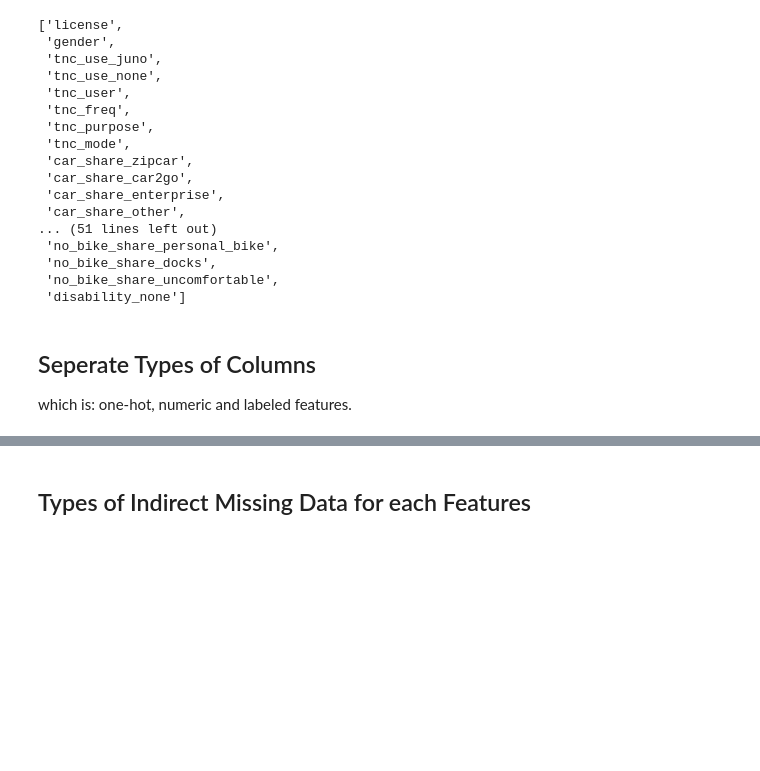
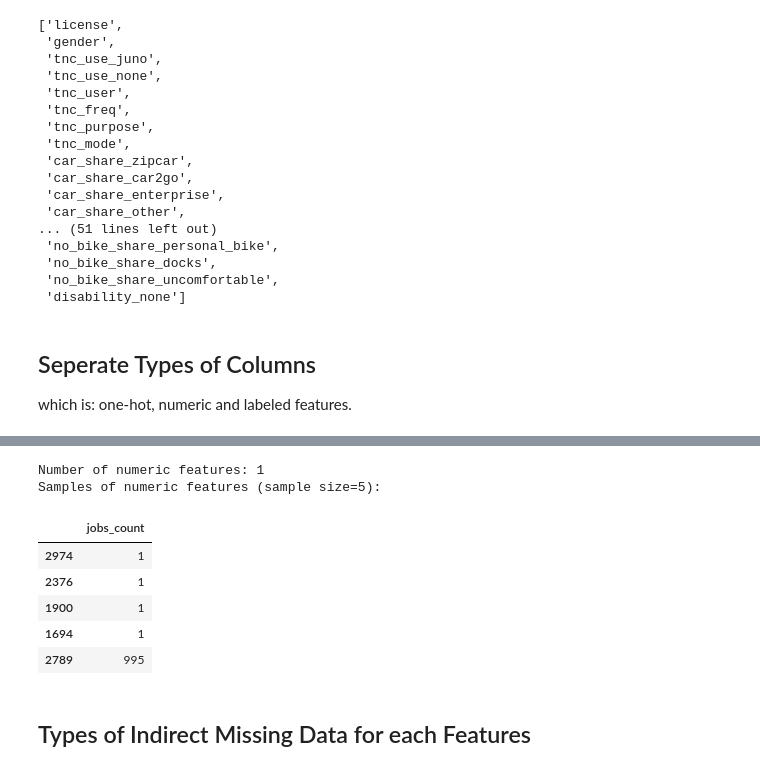
Before and after one commit to mawada-sweis/Clustering-Analysis, a Jupyter notebook: notebooks/cleaning_data.ipynb, the cells around one changed output, grey strips where cells are left out. Saved outputs shown, nothing was run; the diff lists cells and outputs as text; code cells hidden in the pictures; blank space fills up the shorter version.

```diff
--- a/notebooks/cleaning_data.ipynb
+++ b/notebooks/cleaning_data.ipynb
@@ -290,3 +260,15 @@ Samples of labeled features
+# %%
+# Display the information of the numeric features list after updated
+CLD.display_info_lists(data,("numeric", numeric_features))
+# %% [output]
+Number of numeric features: 1
+Samples of numeric features (sample size=5):
+|  | jobs_count |
+| 2974 | 1 |
+| 2376 | 1 |
+| 1900 | 1 |
+| 1694 | 1 |
+| 2789 | 995 |
 # %% [markdown]
 ## Types of Indirect Missing Data for each Features
 # %%
```
Also changed, not shown: parts of 35 cells of this notebook, 4 other files.
